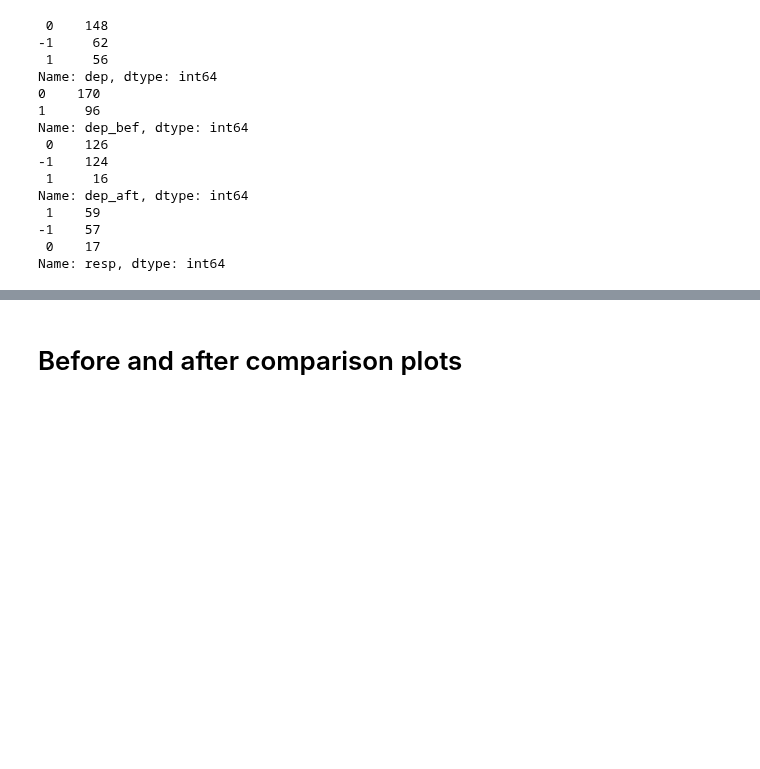
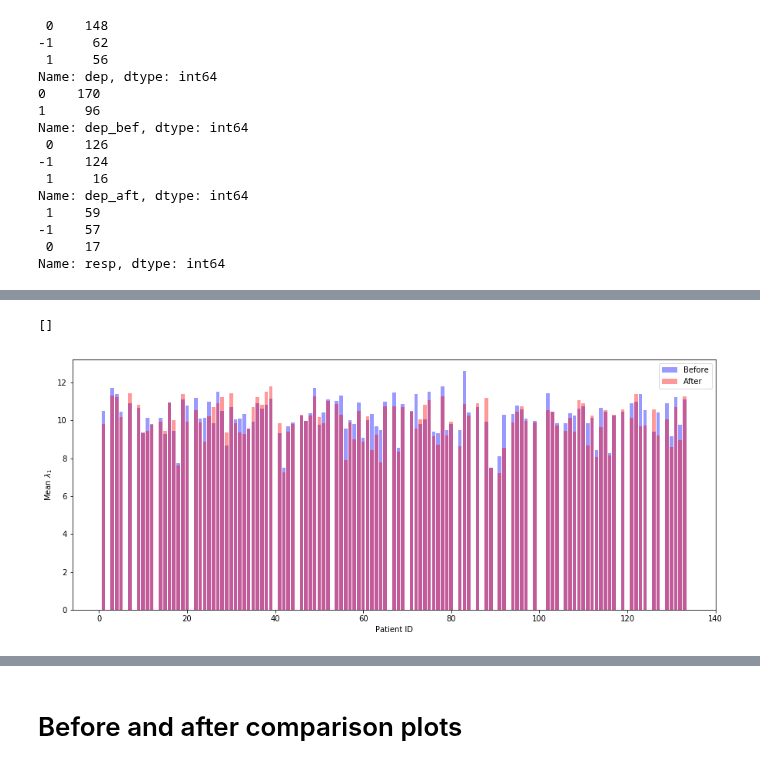
Before and after one commit to mirgee/thesis_project, a Jupyter notebook: notebooks/03-analyze-bef-aft.ipynb, the cells around one changed output, grey strips where cells are left out. Cells and saved outputs as stored; diff of their text form; code cells hidden in the pictures; blank space fills up the shorter version.

```diff
--- a/notebooks/03-analyze-bef-aft.ipynb
+++ b/notebooks/03-analyze-bef-aft.ipynb
@@ -171,0 +185,26 @@ df_resp
+# %%
+df, df_bef, df_aft = prepare_dfs('lyap')
+df_bef.index = df_bef.index.droplevel(1)
+df_aft.index = df_aft.index.droplevel(1)
+
+joined = df_bef.join(df_aft, lsuffix='a', rsuffix='b')
+filter_col_a = [col for col in joined.columns if col.endswith('a')]
+means_bef = joined[filter_col_a].mean(1)
+filter_col_b = [col for col in joined.columns if col.endswith('b')]
+means_aft = joined[filter_col_b].mean(1)
+diffs = np.abs(means_bef-means_aft)
+
+bar_width = 0.8
+opacity = 0.4
+fig, ax = plt.subplots(1, 1, figsize=(15,6))
+ax.bar(means_bef.index, means_bef, bar_width, label='Before', alpha=opacity, color='b')
+ax.bar(means_aft.index, means_aft, bar_width, label='After', alpha=opacity, color='r')
+# ax.set_ylim([7.0, 13])
+# ax.set_xlim([0, 134])
+ax.set_xlabel('Patient ID')
+ax.set_ylabel(rf'Mean $\lambda_1$')
+ax.legend()
+plt.plot()
+# %% [output]
+[]
+[figure, added]
```
Also changed, not shown: parts of 9 cells of this notebook.
